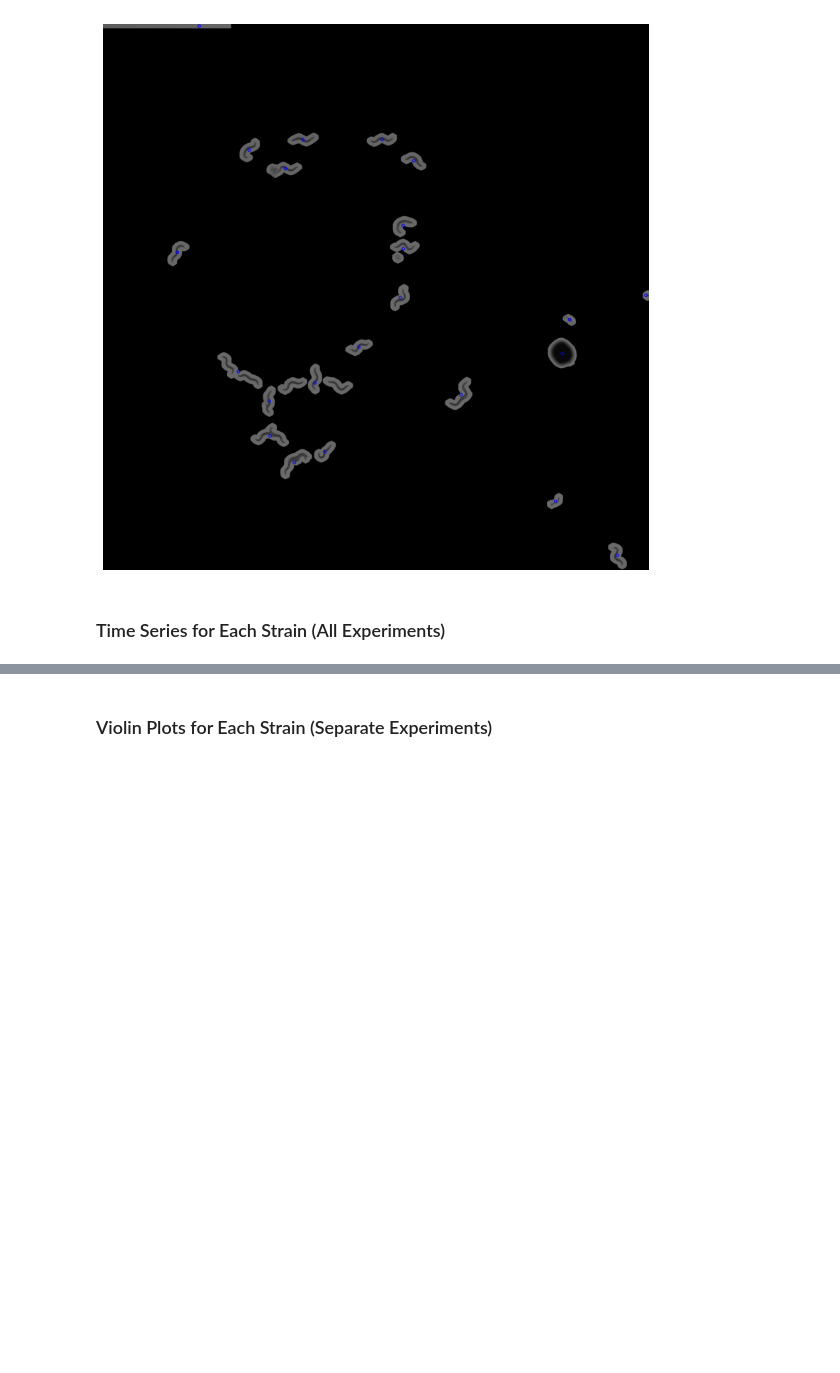
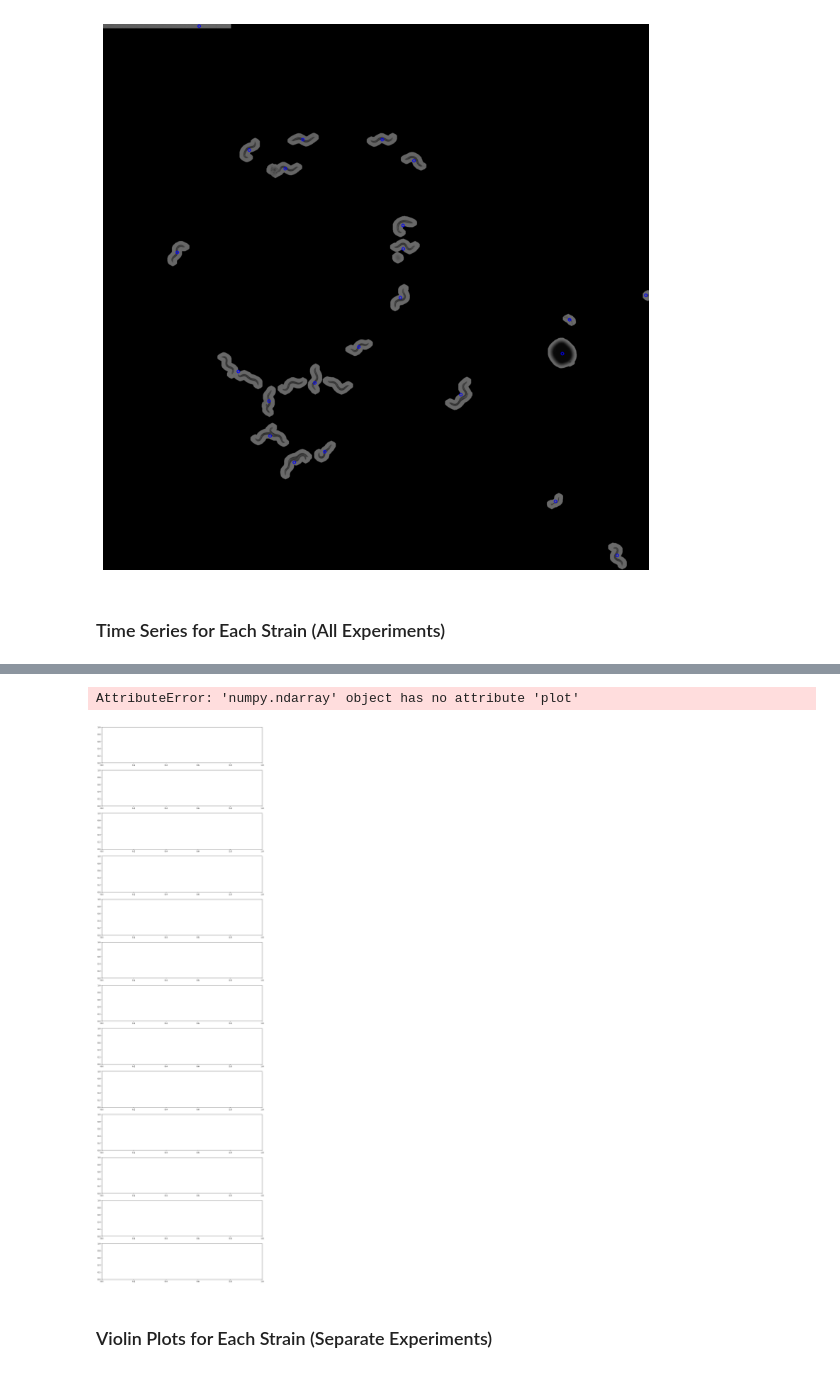
Before and after one commit to erusconiclerici/collectiveNematodes, a Jupyter notebook: Code/Python/Strain_Comparison_Study.ipynb, the cells around one changed output, grey strips where cells are left out. Saved outputs shown, nothing was run; the diff lists cells and outputs as text; code cells hidden in the pictures; blank space fills up the shorter version.

```diff
--- a/Code/Python/Strain_Comparison_Study.ipynb
+++ b/Code/Python/Strain_Comparison_Study.ipynb
@@ -268,3 +263,51 @@ TypeError: string indices must be integers
+# %%
+import matplotlib.pyplot as plt
+
+def plot_time_series(average_experiment_features_per_frame, feature_key):
+    # Determine the number of strains
+    strains = list(average_experiment_features_per_frame.keys())
+    num_strains = len(strains)
+
+    # Set up the plot grid
+    fig, axs = plt.subplots(num_strains, 1, figsize=(15, num_strains * 4), squeeze=False)
+    if num_strains == 1:
+        axs = axs.reshape(-1)
+
+    for i, strain in enumerate(strains):
+        for exp_label, frames in average_experiment_features_per_frame[strain].items():
+            # Prepare the data for plotting
+            x = list(frames.keys())  # Frame indices
+            y = [frame_data.get(feature_key, None) for frame_index, frame_data in frames.items()]
+
+            # Filter out None values for plotting
+            filtered_data = [(xi, yi) for xi, yi in zip(x, y) if yi is not None]
+            if not filtered_data:
+                continue
+
+            x_filtered, y_filtered = zip(*filtered_data)
+
+            # Plot the data in the respective subplot
+            axs[i].plot(x_filtered, y_filtered, label=f"{exp_label}")
+
+        axs[i].set_title(f"{strain} - {feature_key.capitalize()}")
+        axs[i].set_xlabel('Frame Number')
+        axs[i].set_ylabel(f"Average {feature_key.capitalize()}")
+        axs[i].legend()
+
+    plt.tight_layout()
+    plt.show()
+
+# Example usage for one feature:
+feature_to_plot = 'distance_from_center'  # Replace with the feature you want to plot
+
+# Now you can call this function to get the average values per frame
+average_experiment_features_per_frame = calculate_average_features_per_frame(experiment_features)
+
+# Use the modified plot function with the averages per frame
+plot_time_series(average_experiment_features_per_frame, feature_to_plot)
+# %% [output]
+AttributeError: 'numpy.ndarray' object has no attribute 'plot'
+[figure, added]
 # %% [markdown]
 ### Violin Plots for Each Strain (Separate Experiments) ###
 # %%
```
Also changed, not shown: parts of 2 cells of this notebook.
